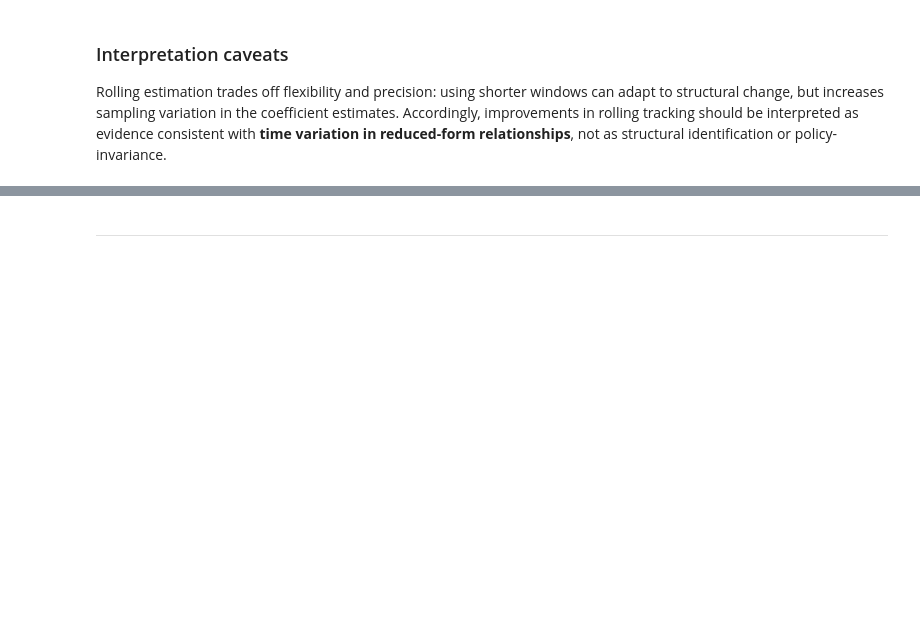
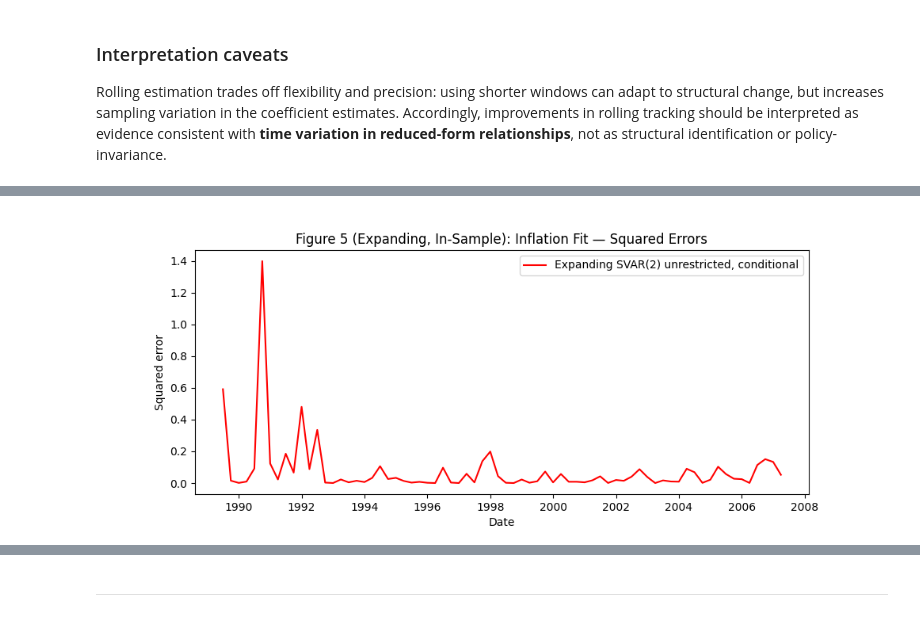
Before and after one commit to erskordi/Autonomous_Fed, a Jupyter notebook: notebooks/linear_environment.ipynb, the cells around one changed output, grey strips where cells are left out. Saved outputs shown, nothing was run; the diff lists cells and outputs as text; code cells hidden in the pictures; blank space fills up the shorter version.

```diff
--- a/notebooks/linear_environment.ipynb
+++ b/notebooks/linear_environment.ipynb
@@ -1730,0 +1894,20 @@ structural identification or policy-invariance.
+# %%
+# Figure 5 (Expanding, in-sample): Inflation squared errors
+fig, ax = plt.subplots(figsize=(10, 4))
+ax.plot(
+    expand_is_pi.index.to_timestamp(),
+    expand_is_pi["se_pi_expand_is"],
+    color="red",
+    linewidth=1.5,
+    label="Expanding SVAR(2) unrestricted, conditional",
+)
+ax.set_title("Figure 5 (Expanding, In-Sample): Inflation Fit — Squared Errors")
+ax.set_xlabel("Date")
+ax.set_ylabel("Squared error")
+ax.grid(False)
+ax.legend()
+plt.show()
+
+figure_five_expand = fig
+# %% [output]
+[figure, added]
```
Also changed, not shown: parts of 24 cells of this notebook, 15 other files.
